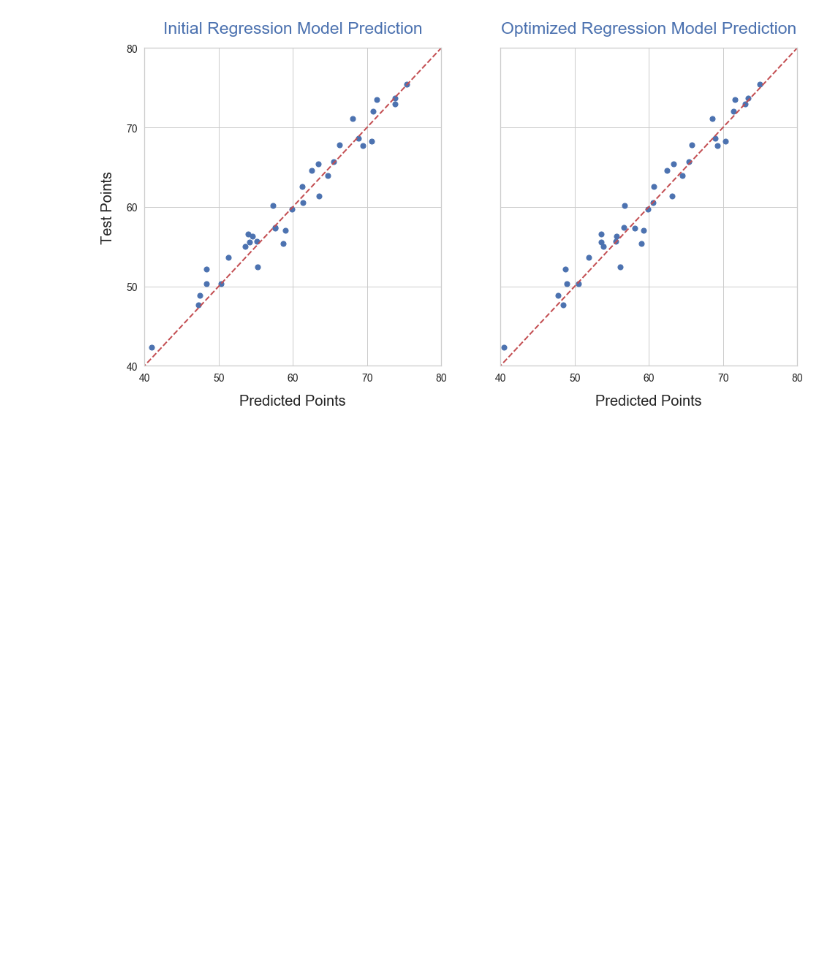
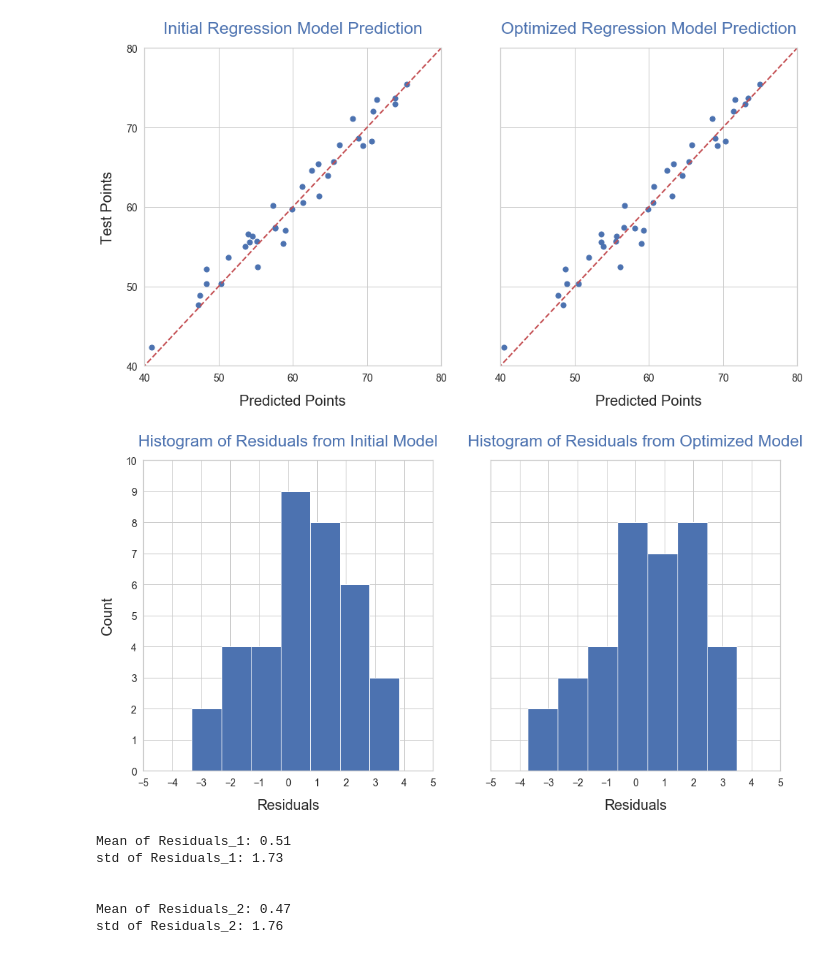
Before and after one commit to marin-stoytchev/data-science-projects, a Jupyter notebook: ief_projects/ms_ief_p1.ipynb, the cells around one changed output. Saved outputs shown, nothing was run; the diff lists cells and outputs as text; code cells hidden in the pictures; blank space fills up the shorter version.

```diff
--- a/ief_projects/ms_ief_p1.ipynb
+++ b/ief_projects/ms_ief_p1.ipynb
@@ -584,8 +607,8 @@ X_r = data_c.iloc[:, [0, 2, 3, 4, 5, 6, 8]].values # new reduced number of featu
 
 X_train, X_test, y_train, y_test = train_test_split(X_r, y, test_size = 0.2, random_state = 0) # replace X with the new X_r
 # %%
-# train and predict
+# Train and predict
 
 regressor.fit(X_train, y_train)
-y_pred_r = regressor.predict(X_test)
+y_pred_2 = regressor.predict(X_test) # change the index to "_2" to be able to compare with initial predictions "_1"
 # %%
@@ -637,0 +662,47 @@ plt.show()
+# %%
+# Get the residuals
+
+# from Initial regression model
+res_1 = y_test - y_pred_1
+
+# from Optimized regression model
+res_2 = y_test - y_pred_2
+# %%
+# Plot the histograms of the residuals --> use small number of bins because of the limited number of data points
+
+# Set axes limits - adjust if necessary
+x_min = -5
+x_max = +5
+d_x = 1
+
+y_min = 0
+y_max = 10
+d_y = 1
+
+fig, axes = plt.subplots(1, 2, sharey=True, figsize=(16,8))
+
+# Initial Model
+axes[0].hist(res_1, bins = 7, color = 'b')
+axes[0].set_title('Histogram of Residuals from Initial Model', fontsize = 23, c = 'b', pad = 20)
+axes[0].set_xlabel('Residuals', fontsize = 20, labelpad = 15)
+axes[0].set_ylabel('Count', fontsize = 20, labelpad = 15)
+axes[0].set_xlim(x_min, x_max)
+axes[0].set_xticks(np.arange(x_min, x_max + d_x, d_x))
+axes[0].set_ylim(y_min, y_max)
+axes[0].set_yticks(np.arange(y_min, y_max + d_y, d_y))
+axes[0].tick_params(labelsize = 14)
+
+
+# Optimized Model
+axes[1].hist(res_2, bins = 7, color = 'b')
+axes[1].set_title('Histogram of Residuals from Optimized Model', fontsize = 23, c = 'b', pad = 20)
+axes[1].set_xlabel('Residuals', fontsize = 20, labelpad = 15)
+axes[1].set_xlim(x_min, x_max)
+axes[1].set_xticks(np.arange(x_min, x_max + d_x, d_x))
+axes[1].set_ylim(y_min, y_max)
+axes[1].set_yticks(np.arange(y_min, y_max + d_y, d_y))
+axes[1].tick_params(labelsize = 14)
+
+plt.show()
+# %% [output]
+[figure, added]
@@ -637,0 +712,15 @@ plt.show()
+# %%
+# Print the means and the standard deviations (std) of the residuals
+
+print("Mean of Residuals_1:", round(res_1.mean(),2))
+print("std of Residuals_1:", round(res_1.std(),2))
+print("\n")
+print("Mean of Residuals_2:", round(res_2.mean(),2))
+print("std of Residuals_2:", round(res_2.std(),2))
+# %% [output]
+Mean of Residuals_1: 0.51
+std of Residuals_1: 1.73
+
+
+Mean of Residuals_2: 0.47
+std of Residuals_2: 1.76
```
Also changed, not shown: parts of 99 cells of this notebook, 1 other file.
